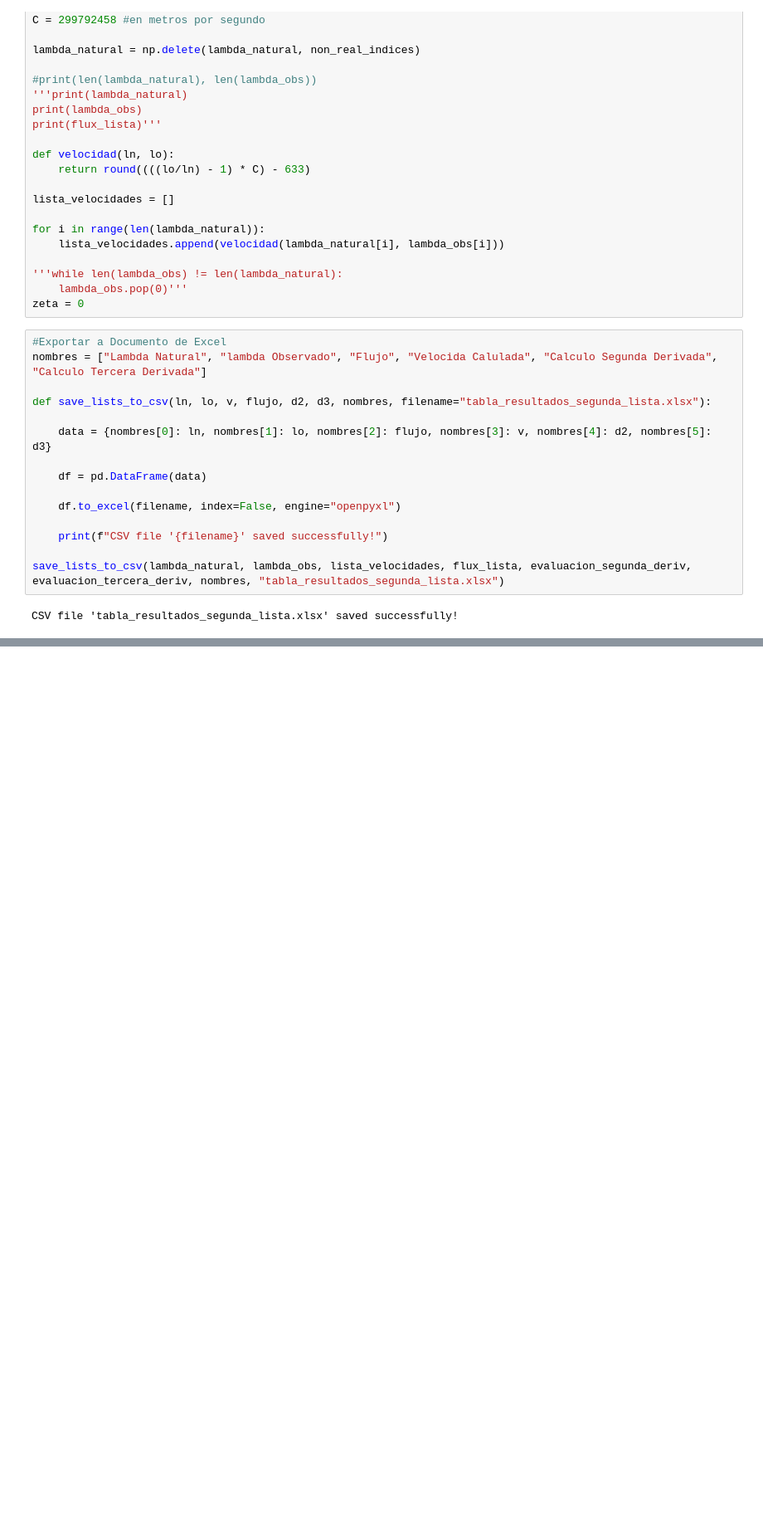
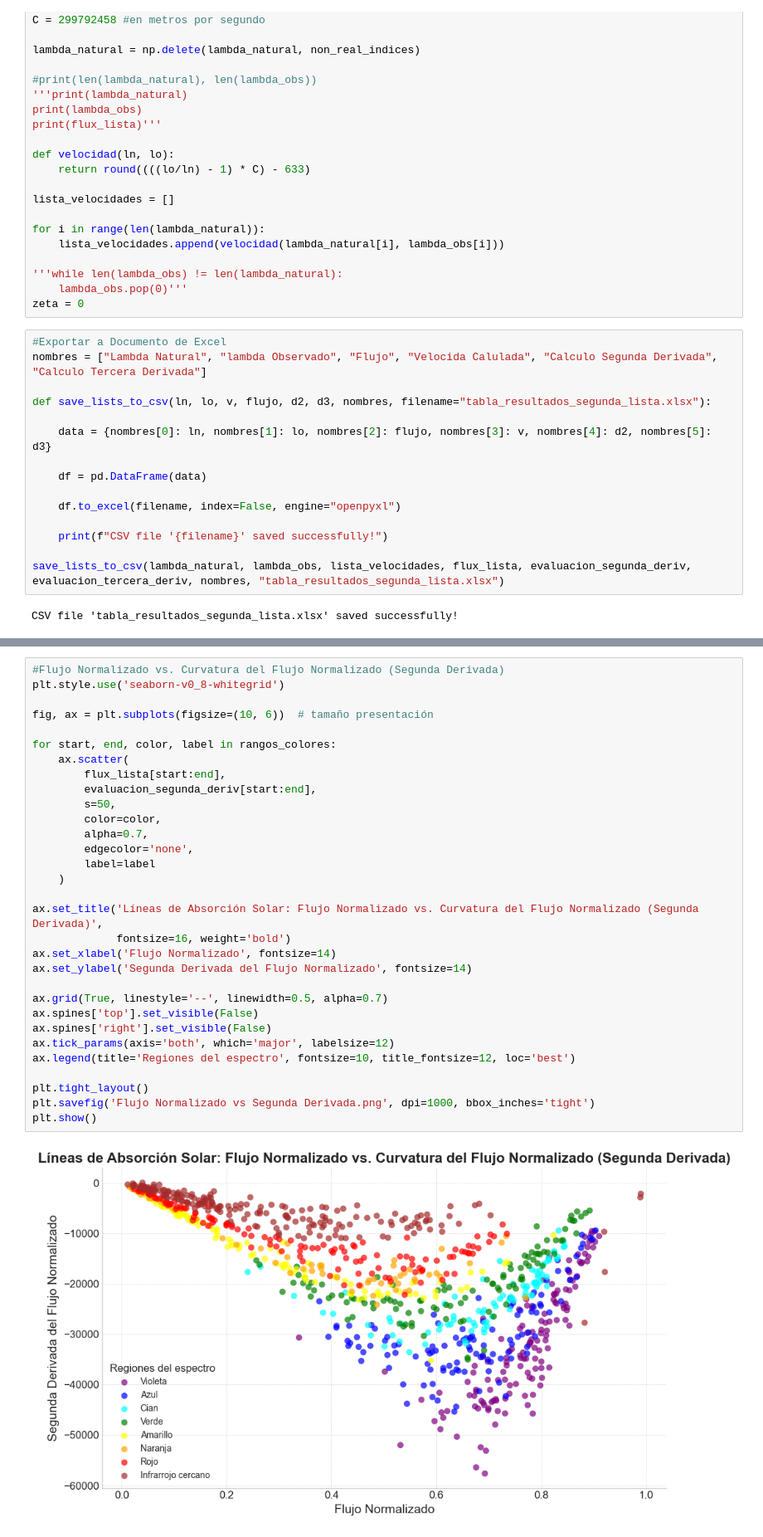
Before and after one commit to EstebanFuentesS/Proyecto-Teorico-202501, a Jupyter notebook: segundas_lineas.ipynb, the cells around one changed output, grey strips where cells are left out. Shown at 83% size. Drawn from its saved outputs; the diff is of its cells as text; blank space fills up the shorter version.

```diff
--- a/segundas_lineas.ipynb
+++ b/segundas_lineas.ipynb
@@ -324,0 +358,33 @@ CSV file 'tabla_resultados_segunda_lista.xlsx' saved successfully!
+# %%
+#Flujo Normalizado vs. Curvatura del Flujo Normalizado (Segunda Derivada)
+plt.style.use('seaborn-v0_8-whitegrid')
+
+fig, ax = plt.subplots(figsize=(10, 6))  # tamaño presentación
+
+for start, end, color, label in rangos_colores:
+    ax.scatter(
+        flux_lista[start:end],
+        evaluacion_segunda_deriv[start:end],
+        s=50,
+        color=color,
+        alpha=0.7,
+        edgecolor='none',
+        label=label
+    )
+
+ax.set_title('Líneas de Absorción Solar: Flujo Normalizado vs. Curvatura del Flujo Normalizado (Segunda Derivada)',
+             fontsize=16, weight='bold')
+ax.set_xlabel('Flujo Normalizado', fontsize=14)
+ax.set_ylabel('Segunda Derivada del Flujo Normalizado', fontsize=14)
+
+ax.grid(True, linestyle='--', linewidth=0.5, alpha=0.7)
+ax.spines['top'].set_visible(False)
+ax.spines['right'].set_visible(False)
+ax.tick_params(axis='both', which='major', labelsize=12)
+ax.legend(title='Regiones del espectro', fontsize=10, title_fontsize=12, loc='best')
+
+plt.tight_layout()
+plt.savefig('Flujo Normalizado vs Segunda Derivada.png', dpi=1000, bbox_inches='tight')
+plt.show()
+# %% [output]
+[figure, added]
```
Also changed, not shown: parts of 3 cells of this notebook, 4 other files.
